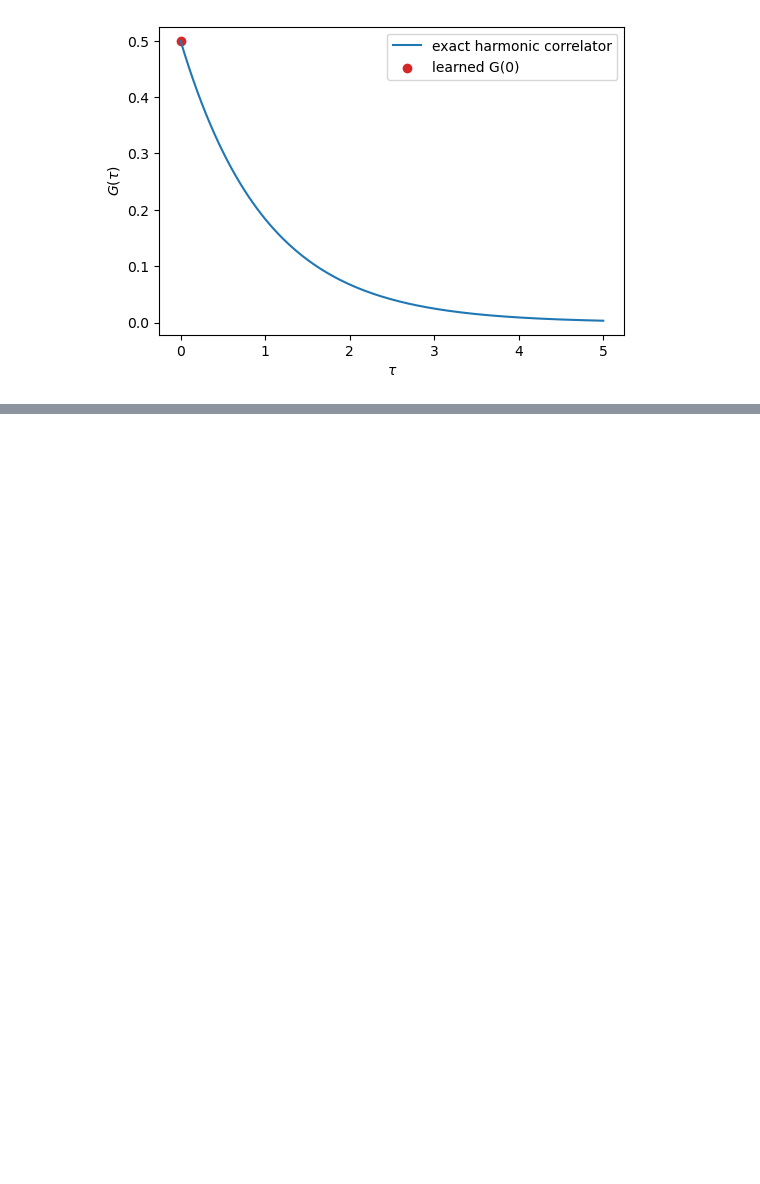
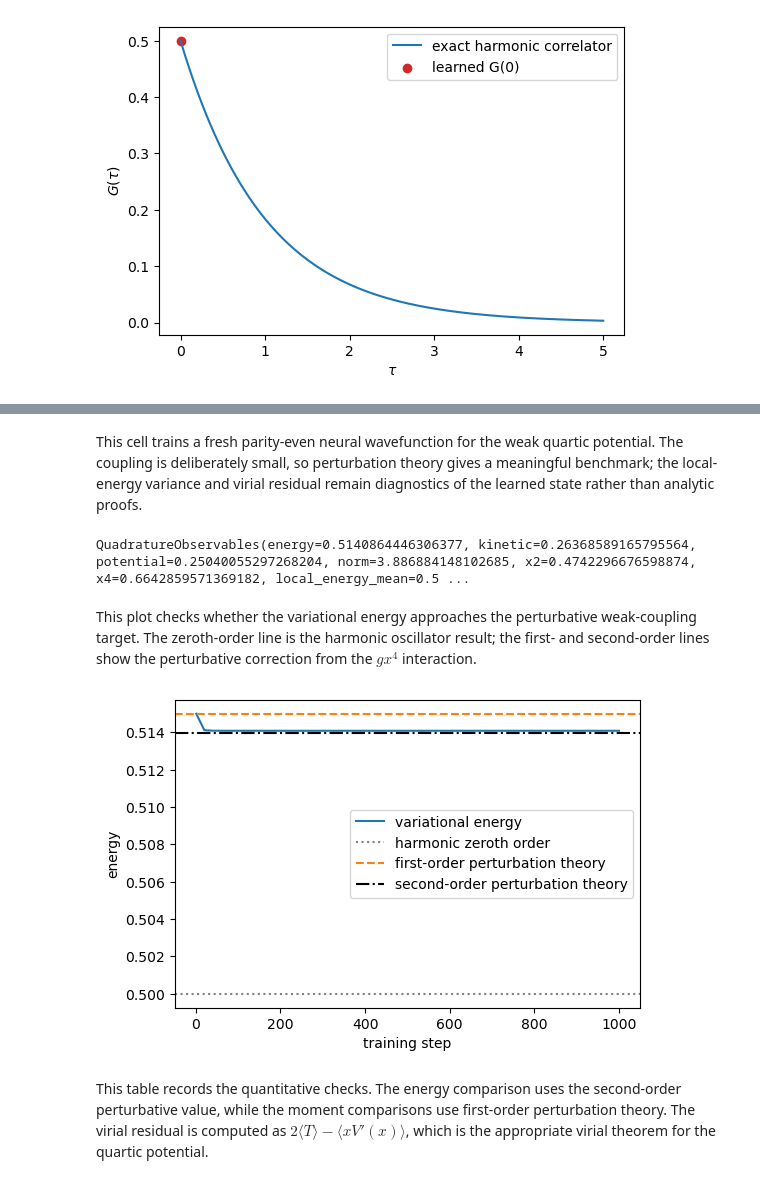
Before and after one commit to Sam-2727/Adjoint-QM, a Jupyter notebook: notebooks/harmonic_oscillator_ground_state.ipynb, the cells around one changed output, grey strips where cells are left out. Saved outputs shown, nothing was run; the diff lists cells and outputs as text; code cells hidden in the pictures; blank space fills up the shorter version.

Commit message:
Add multidimensional VMC benchmarks

```diff
--- a/notebooks/harmonic_oscillator_ground_state.ipynb
+++ b/notebooks/harmonic_oscillator_ground_state.ipynb
@@ -186,0 +232,73 @@ plt.legend();
+# %% [markdown]
+This cell trains a fresh parity-even neural wavefunction for the weak quartic potential.  The coupling is deliberately small, so perturbation theory gives a meaningful benchmark; the local-energy variance and virial residual remain diagnostics of the learned state rather than analytic proofs.
+# %%
+quartic_omega = 1.0
+quartic_coupling = 0.02
+torch.manual_seed(4321)
+
+quartic_potential = QuarticOscillatorPotential(
+    omega=quartic_omega,
+    coupling=quartic_coupling,
+)
+quartic_grid, quartic_weights = trapezoid_grid(x_max=8.0, n_grid=2001)
+quartic_model = GaussianEnvelopeMLP(
+    dim=1,
+    hidden_layers=(32, 32),
+    init_alpha=1.0,
+)
+quartic_pt = quartic_oscillator_perturbation_benchmarks(
+    omega=quartic_omega,
+    coupling=quartic_coupling,
+)
+
+quartic_history = train_quadrature(
+    quartic_model,
+    quartic_potential,
+    quartic_grid,
+    quartic_weights,
+    n_steps=1000,
+    lr=1.0e-2,
+    report_every=20,
+)
+quartic_obs = quadrature_observables(
+    quartic_model,
+    quartic_potential,
+    quartic_grid,
+    quartic_weights,
+)
+quartic_obs
+# %% [output]
+QuadratureObservables(energy=0.5140864446306377, kinetic=0.26368589165795564, potential=0.25040055297268204, norm=3.886884148102685, x2=0.4742296676598874, x4=0.6642859571369182, local_energy_mean=0.5 ...
+# %% [markdown]
+This plot checks whether the variational energy approaches the perturbative weak-coupling target.  The zeroth-order line is the harmonic oscillator result; the first- and second-order lines show the perturbative correction from the $g x^4$ interaction.
+# %%
+quartic_steps = [r.step for r in quartic_history]
+quartic_energies = [r.energy for r in quartic_history]
+
+plt.figure(figsize=(6, 4))
+plt.plot(quartic_steps, quartic_energies, label="variational energy")
+plt.axhline(
+    quartic_pt["energy_order0"],
+    color="gray",
+    linestyle=":",
+    label="harmonic zeroth order",
+)
+plt.axhline(
+    quartic_pt["energy_order1"],
+    color="tab:orange",
+    linestyle="--",
+    label="first-order perturbation theory",
+)
+plt.axhline(
+    quartic_pt["energy_order2"],
+    color="black",
+    linestyle="-.",
+    label="second-order perturbation theory",
+)
+plt.xlabel("training step")
+plt.ylabel("energy")
+plt.legend();
+# %% [output]
+[figure, added]
+# %% [markdown]
+This table records the quantitative checks.  The energy comparison uses the second-order perturbative value, while the moment comparisons use first-order perturbation theory.  The virial residual is computed as $2\langle T\rangle-\langle xV'(x)\rangle$, which is the appropriate virial theorem for the quartic potential.
```
Also changed, not shown: parts of 22 cells of this notebook, 12 other files.
